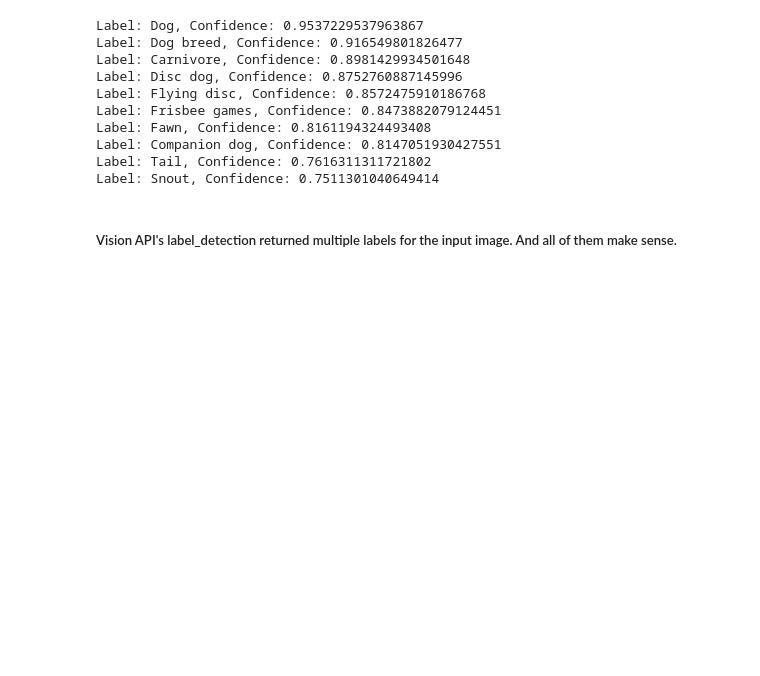
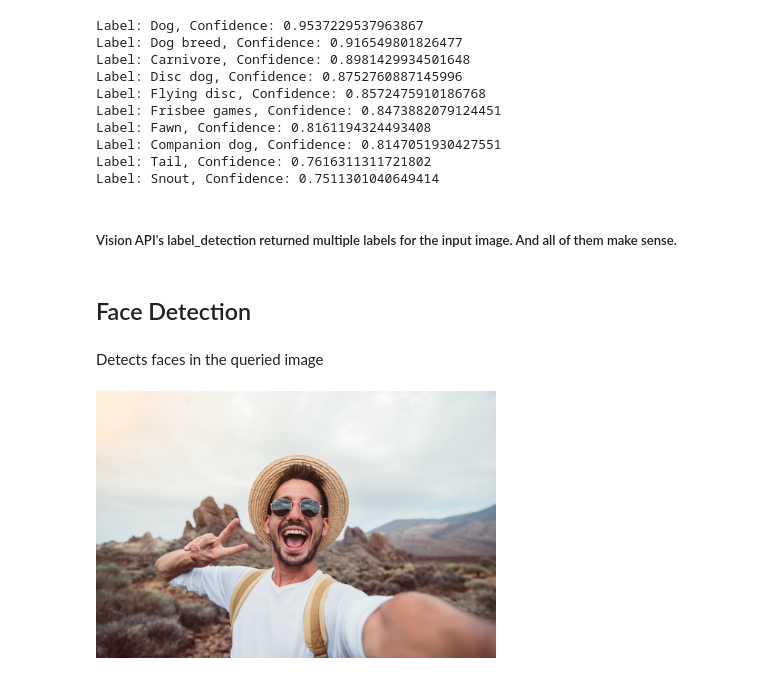
Before and after one commit to Subrahmanyajoshi/Google-Cloud-Machine-Learning-APIs, a Jupyter notebook: cloud-vision-api/cloud_vision_api.ipynb, the cells around one changed output. Cells and saved outputs as stored; diff of their text form; code cells hidden in the pictures; blank space fills up the shorter version.

Commit message:
Face Detection with Google Cloud Vision API

```diff
--- a/cloud-vision-api/cloud_vision_api.ipynb
+++ b/cloud-vision-api/cloud_vision_api.ipynb
@@ -93,3 +93,13 @@ Label: Tail, Confidence: 0.7616311311721802
 Label: Snout, Confidence: 0.7511301040649414
 # %% [markdown]
 ##### Vision API's label_detection returned multiple labels for the input image. And all of them make sense.
+# %% [markdown]
+## Face Detection
+# %% [markdown]
+Detects faces in the queried image
+# %%
+img_path = './data/selfie.jpg'
+# %%
+Image(filename=img_path, width=400, height=400)
+# %% [output]
+[figure, added]
```
Also changed, not shown: parts of 4 cells of this notebook, 1 other file.
